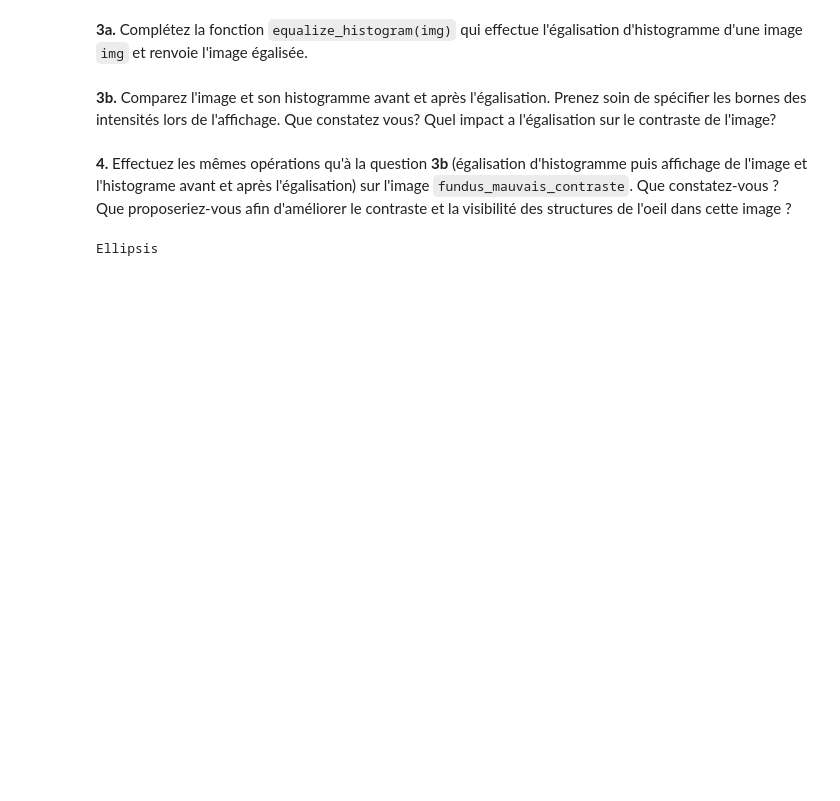
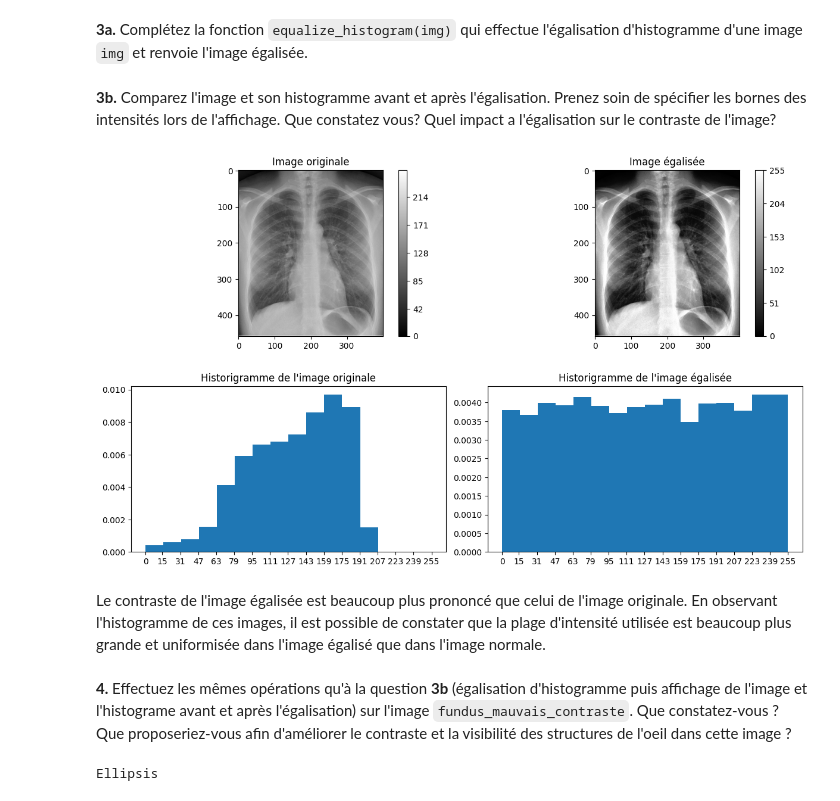
Before and after one commit to lashlone/GBM8770-Programmation, a Jupyter notebook: TP1 Qualité dimage et analyse de signaux 1D-20240912/tp1_seance2.ipynb, the cells around one changed output. Drawn from its saved outputs; the diff is of its cells as text; code cells hidden in the pictures; blank space fills up the shorter version.

```diff
--- a/TP1 Qualité dimage et analyse de signaux 1D-20240912/tp1_seance2.ipynb
+++ b/TP1 Qualité dimage et analyse de signaux 1D-20240912/tp1_seance2.ipynb
@@ -46,6 +77,30 @@ def equalize_histogram(img):
     # il suffit de faire: Ieq = T[I]
 # %% [markdown]
 **3b.** Comparez l'image et son histogramme avant et après l'égalisation. Prenez soin de spécifier les bornes des intensités lors de l'affichage. Que constatez vous? Quel impact a l'égalisation sur le contraste de l'image?
+# %%
+img_egal=equalize_histogram(img_entier)
+
+fig, [[ax_ori, ax_egal],[ax_hist_ori, ax_hist_egal]] = plt.subplots(2, 2)
+fig.tight_layout(h_pad=4.0, w_pad=2.0)
+
+ax_ori.set_title("Image originale")
+im_graphe=ax_ori.imshow(img_entier, cmap="gray",vmin=0,vmax=255)
+fig.colorbar(im_graphe,ticks=np.linspace(np.min(img_entier),np.max(img_entier), 6).astype(np.uint8),ax=ax_ori)
+plot_histogram(img_entier,ax_hist_ori)
+ax_hist_ori.set_title("Historigramme de l'image originale")
+
+
+
+ax_egal.set_title("Image égalisée")
+im_graphe_egal=ax_egal.imshow(img_egal, cmap="gray",vmin=0,vmax=255)
+fig.colorbar(im_graphe_egal,ticks=np.linspace(np.min(img_egal), np.max(img_egal), 6).astype(np.uint8), ax=ax_egal)
+plot_histogram(img_egal,ax_hist_egal)
+ax_hist_egal.set_title("Historigramme de l'image égalisée")
+fig.show()
+# %% [output]
+[figure, added]
+# %% [markdown]
+Le contraste de l'image égalisée est beaucoup plus prononcé que celui de l'image originale. En observant l'histogramme de ces images, il est possible de constater que la plage d'intensité utilisée est beaucoup plus grande et uniformisée dans l'image égalisé que dans l'image normale.
 # %% [markdown]
 **4.** Effectuez les mêmes opérations qu'à la question **3b** (égalisation d'histogramme puis affichage de l'image et l'histograme avant et après l'égalisation) sur l'image `fundus_mauvais_contraste`. Que constatez-vous ? Que proposeriez-vous afin d'améliorer le contraste et la visibilité des structures de l'oeil dans cette image ?
 # %%
```
Also changed, not shown: parts of 15 cells of this notebook, 1 other file.
